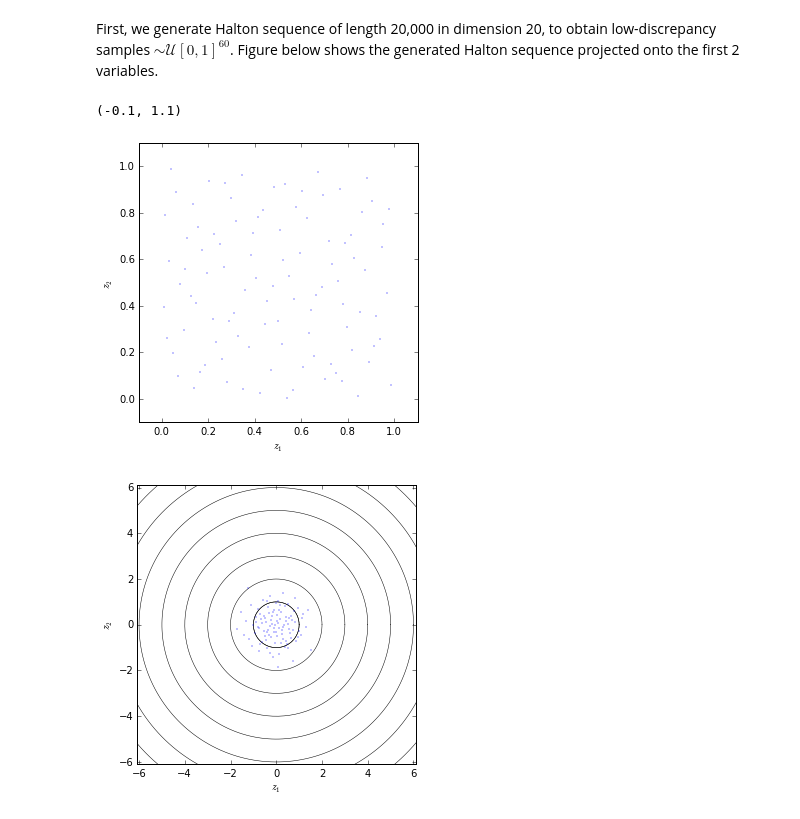
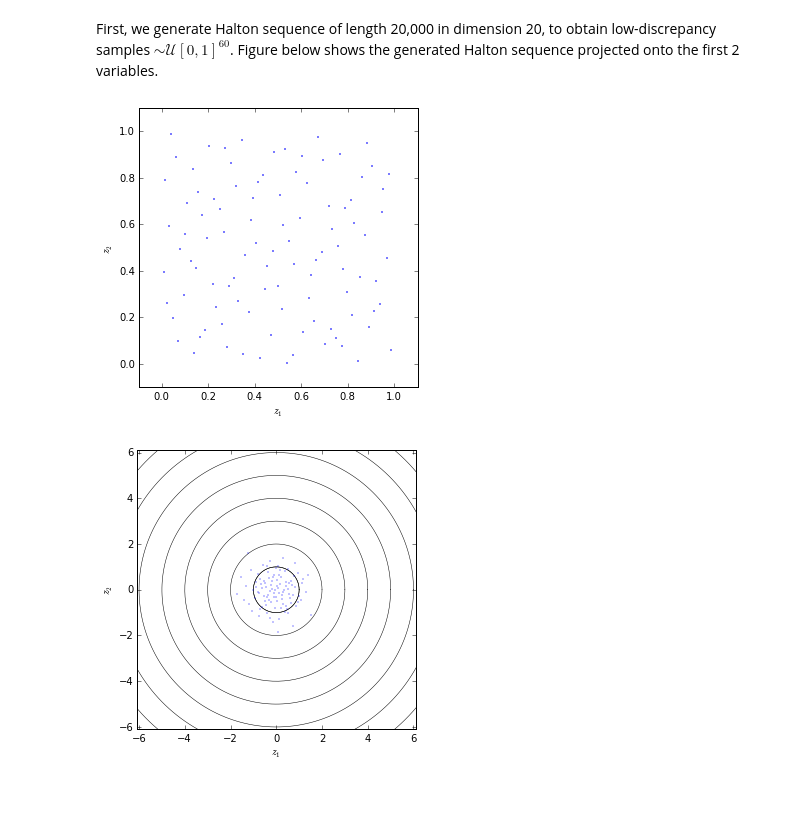
Before and after one commit to AliHamzah86/geoclaw_sulawesi, a Jupyter notebook: geoclaw_driver/Scenario_generation_PTHA.ipynb, the cells around one changed output. Cells and saved outputs as stored; diff of their text form; code cells hidden in the pictures.

```diff
--- a/geoclaw_driver/Scenario_generation_PTHA.ipynb
+++ b/geoclaw_driver/Scenario_generation_PTHA.ipynb
@@ -68,14 +68,13 @@ ct = np.cos(theta)
 st = np.sin(theta)
 # %%
 figure(figsize=(5,5));
-plot(hpts[:,0],hpts[:,1],'.',markersize=1);
+plot(hpts[:,0],hpts[:,1],'.',markersize=2);
 xlabel('$z_1$');
 ylabel('$z_2$');
-xlim([-0.1, 1.1])
-ylim([-0.1, 1.1])
+xlim([-0.1, 1.1]);
+ylim([-0.1, 1.1]);
 # %% [output]
-(-0.1, 1.1)
-[figure, old version]
+[figure, new version]
 # %%
 x0 = 6.
 y0 = 6.
```
Also changed, not shown: parts of 3 cells of this notebook.
